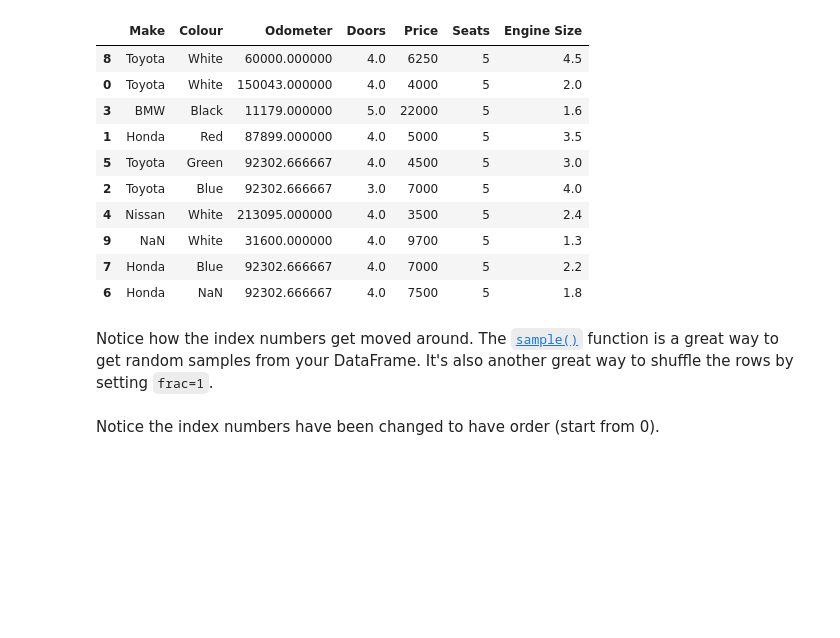
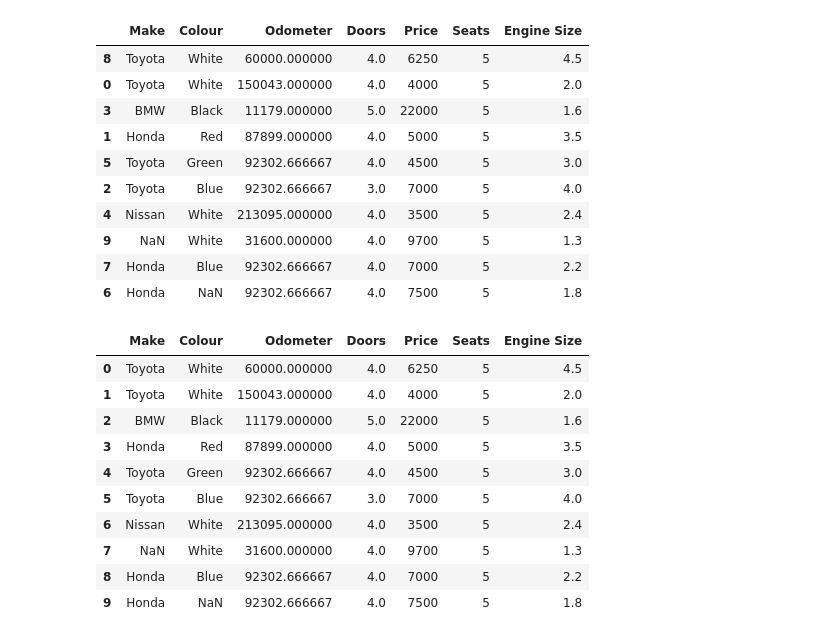
Before and after one commit to 4Mia/Practice, a Jupyter notebook: pandas-exercises.ipynb, the cells around one changed output. Saved outputs shown, nothing was run; the diff lists cells and outputs as text; code cells hidden in the pictures; blank space fills up the shorter version.

Commit message:
edit pandas

```diff
--- a/pandas-exercises.ipynb
+++ b/pandas-exercises.ipynb
@@ -391,11 +391,21 @@ shuffled_car_sales
 | 9 | NaN | White | 31600.000000 | 4.0 | 9700 | 5 | 1.3 |
 | 7 | Honda | Blue | 92302.666667 | 4.0 | 7000 | 5 | 2.2 |
 | 6 | Honda | NaN | 92302.666667 | 4.0 | 7500 | 5 | 1.8 |
-# %% [markdown]
-Notice how the index numbers get moved around. The [`sample()`](https://pandas.pydata.org/pandas-docs/stable/reference/api/pandas.DataFrame.sample.html) function is a great way to get random samples from your DataFrame. It's also another great way to shuffle the rows by setting `frac=1`.
 # %%
 # Reset the indexes of the shuffled DataFrame
+shuffled_car_sales = shuffled_car_sales.reset_index(drop=True) # drop=True prevents old index being added as a column
+shuffled_car_sales
+# %% [output]
+|  | Make | Colour | Odometer | Doors | Price | Seats | Engine Size |
+| 0 | Toyota | White | 60000.000000 | 4.0 | 6250 | 5 | 4.5 |
+| 1 | Toyota | White | 150043.000000 | 4.0 | 4000 | 5 | 2.0 |
+| 2 | BMW | Black | 11179.000000 | 5.0 | 22000 | 5 | 1.6 |
+| 3 | Honda | Red | 87899.000000 | 4.0 | 5000 | 5 | 3.5 |
+| 4 | Toyota | Green | 92302.666667 | 4.0 | 4500 | 5 | 3.0 |
+| 5 | Toyota | Blue | 92302.666667 | 3.0 | 7000 | 5 | 4.0 |
+| 6 | Nissan | White | 213095.000000 | 4.0 | 3500 | 5 | 2.4 |
+| 7 | NaN | White | 31600.000000 | 4.0 | 9700 | 5 | 1.3 |
+| 8 | Honda | Blue | 92302.666667 | 4.0 | 7000 | 5 | 2.2 |
+| 9 | Honda | NaN | 92302.666667 | 4.0 | 7500 | 5 | 1.8 |
-# %% [markdown]
-Notice the index numbers have been changed to have order (start from 0).
 # %%
 # Change the Odometer values from kilometers to miles using a Lambda function
```
Also changed, not shown: parts of 3 cells of this notebook.
